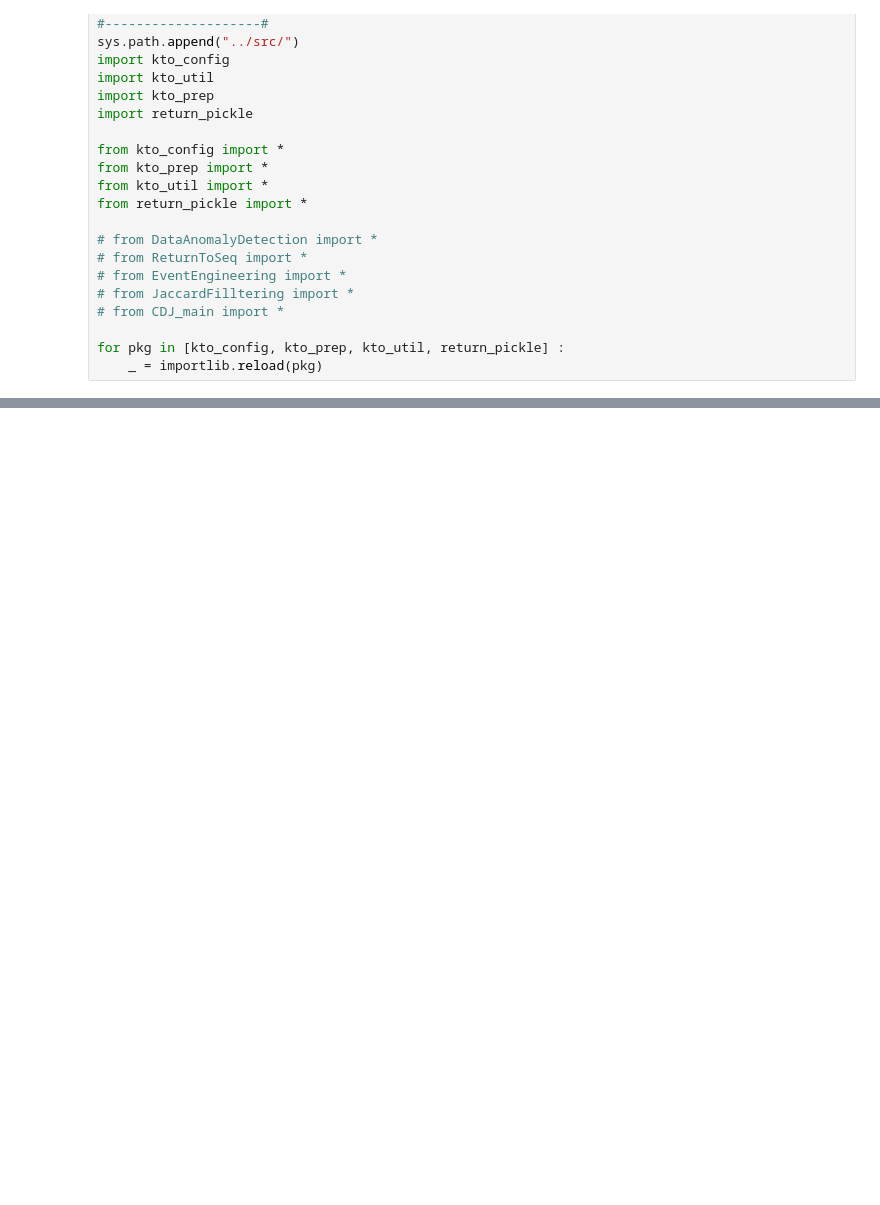
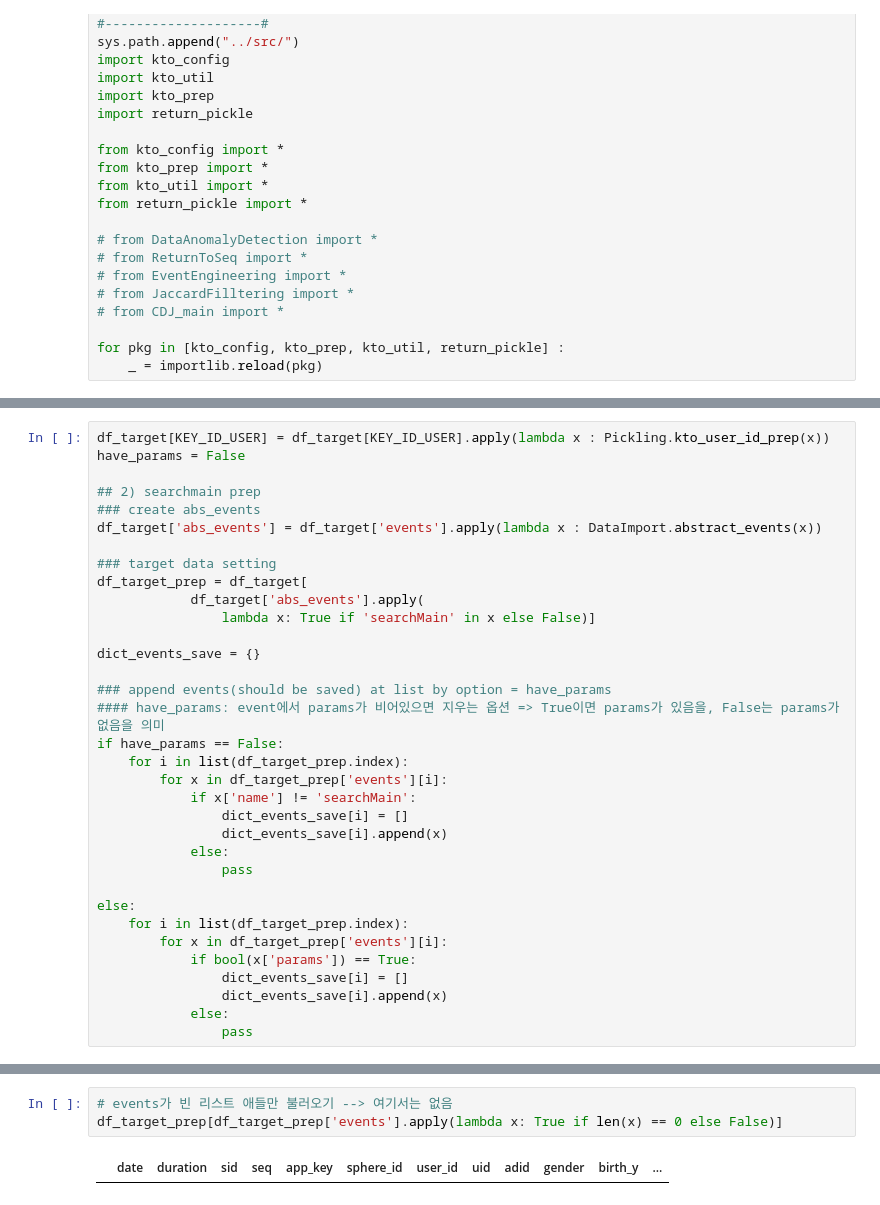
Before and after one commit to tand-datateam-th/kto_prj_git, a Jupyter notebook: KTO_pickle.ipynb, the cells around one changed output, grey strips where cells are left out. Cells and saved outputs as stored; diff of their text form; blank space fills up the shorter version.

Commit message:
11/21 pickling update

```diff
--- a/KTO_pickle.ipynb
+++ b/KTO_pickle.ipynb
@@ -115,0 +87,34 @@ KeyError: 'date'
+# %%
+df_target[KEY_ID_USER] = df_target[KEY_ID_USER].apply(lambda x : Pickling.kto_user_id_prep(x))
+have_params = False
+
+## 2) searchmain prep
+### create abs_events
+df_target['abs_events'] = df_target['events'].apply(lambda x : DataImport.abstract_events(x))
+
+### target data setting
+df_target_prep = df_target[
+            df_target['abs_events'].apply(
+                lambda x: True if 'searchMain' in x else False)]
+
+dict_events_save = {}
+
+### append events(should be saved) at list by option = have_params
+#### have_params: event에서 params가 비어있으면 지우는 옵션 => True이면 params가 있음을, False는 params가 없음을 의미
+if have_params == False:
+    for i in list(df_target_prep.index):
+        for x in df_target_prep['events'][i]:
+            if x['name'] != 'searchMain':
+                dict_events_save[i] = []
+                dict_events_save[i].append(x)
+            else:
+                pass
+
+else:
+    for i in list(df_target_prep.index):
+        for x in df_target_prep['events'][i]:
+            if bool(x['params']) == True:
+                dict_events_save[i] = []
+                dict_events_save[i].append(x)
+            else:
+                pass
@@ -115,0 +138,5 @@ KeyError: 'date'
+# %%
+# events가 빈 리스트 애들만 불러오기 --> 여기서는 없음
+df_target_prep[df_target_prep['events'].apply(lambda x: True if len(x) == 0 else False)]
+# %% [output]
+|  | date | duration | sid | seq | app_key | sphere_id | user_id | uid | adid | gender | birth_y | ... |
```
Also changed, not shown: parts of 13 cells of this notebook, 3 other files.
